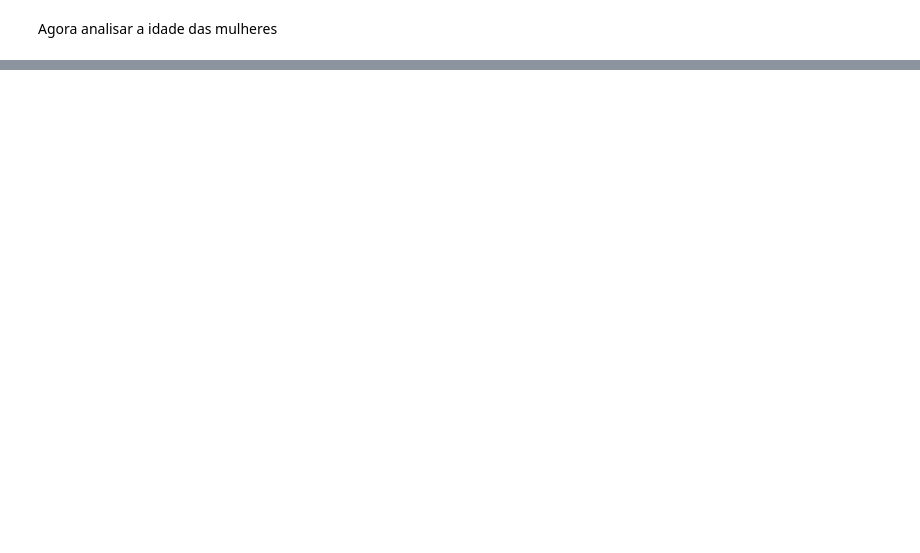
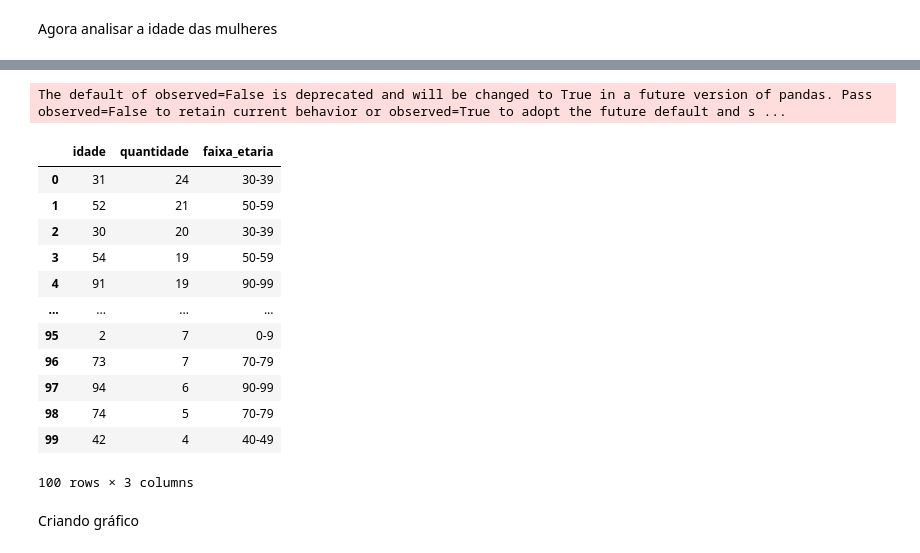
Before and after one commit to Jgabriel1800/Clientes-mercado, a Jupyter notebook: Clientes_mercado.ipynb, the cells around one changed output, grey strips where cells are left out. Cells and saved outputs as stored; diff of their text form; code cells hidden in the pictures; blank space fills up the shorter version.

```diff
--- a/Clientes_mercado.ipynb
+++ b/Clientes_mercado.ipynb
@@ -146,3 +158,11 @@ fig.show()
 [interactive output not drawn]
 # %% [markdown]
 Agora analisar a idade das mulheres
+# %%
+df_mulher_idade=df.copy()
+df_mulher_idade=df_mulher_idade[df_mulher_idade['Gender']=='Female']
+df_mulher_idade=df_mulher_idade[['Gender','Age']]
+df_mulher_idade=df_mulher_idade['Age'].value_counts()
+df_mulher_idade=df_mulher_idade.reset_index()
+df_mulher_idade=df_mulher_idade.rename(columns={'Age':'idade','count':'quantidade'})
+df_mulher_idade
@@ -148,0 +183,25 @@ Agora analisar a idade das mulheres
+# %%
+bins=range(0,101,10)
+labels=[f'{i}-{i+9}' for i in bins[:-1]]
+
+df_mulher_idade['faixa_etaria']=pd.cut(df_mulher_idade['idade'],bins=bins,labels=labels,right=False)
+
+df_mulher_idade_agrupado=df_mulher_idade.groupby('faixa_etaria')['quantidade'].sum().reset_index()
+df_mulher_idade
+# %% [output]
+The default of observed=False is deprecated and will be changed to True in a future version of pandas. Pass observed=False to retain current behavior or observed=True to adopt the future default and s ...
+|  | idade | quantidade | faixa_etaria |
+| 0 | 31 | 24 | 30-39 |
+| 1 | 52 | 21 | 50-59 |
+| 2 | 30 | 20 | 30-39 |
+| 3 | 54 | 19 | 50-59 |
+| 4 | 91 | 19 | 90-99 |
+| ... | ... | ... | ... |
+| 95 | 2 | 7 | 0-9 |
+| 96 | 73 | 7 | 70-79 |
+| 97 | 94 | 6 | 90-99 |
+| 98 | 74 | 5 | 70-79 |
+| 99 | 42 | 4 | 40-49 |
+100 rows × 3 columns
+# %% [markdown]
+Criando gráfico
```
Also changed, not shown: parts of 17 cells of this notebook.
